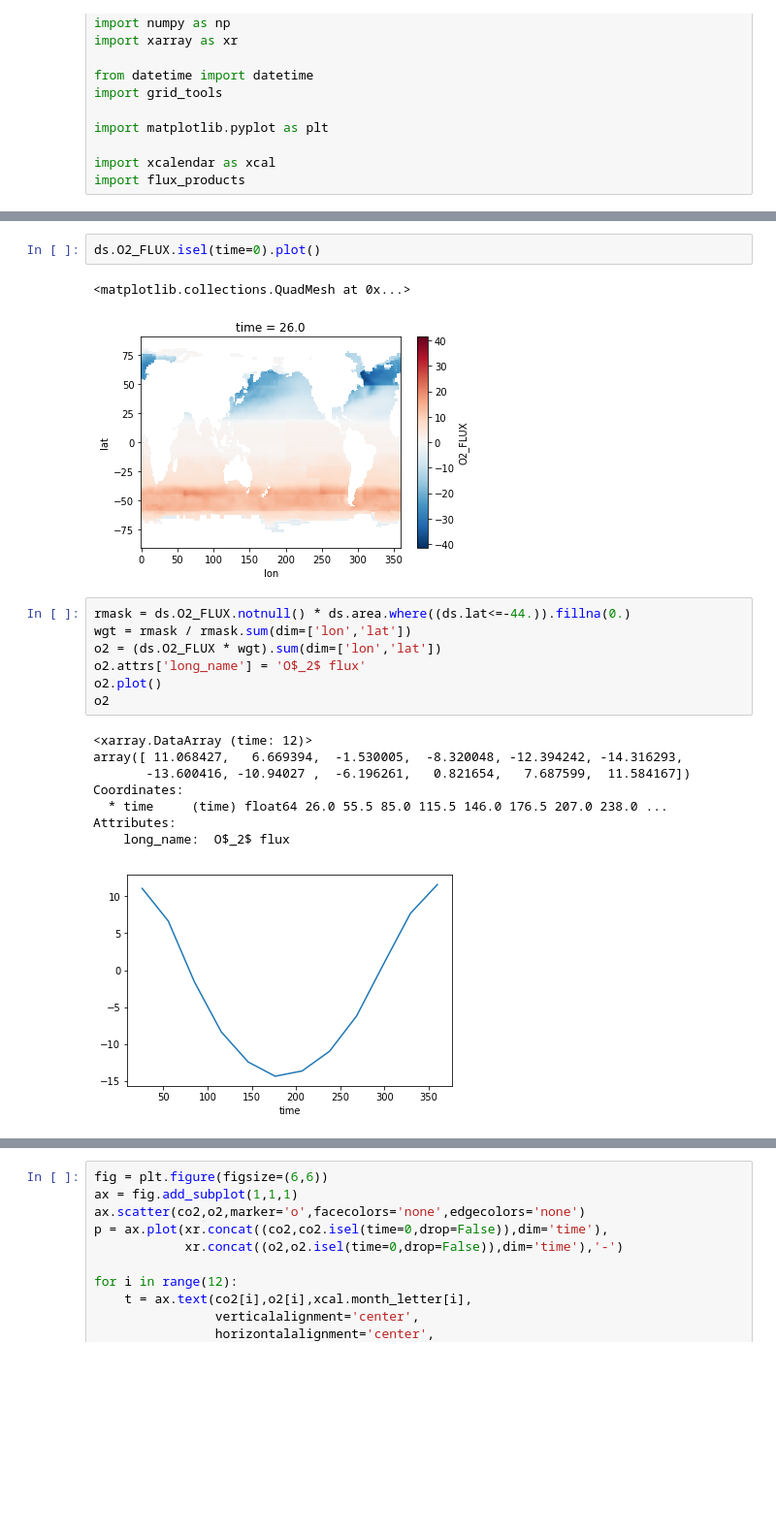
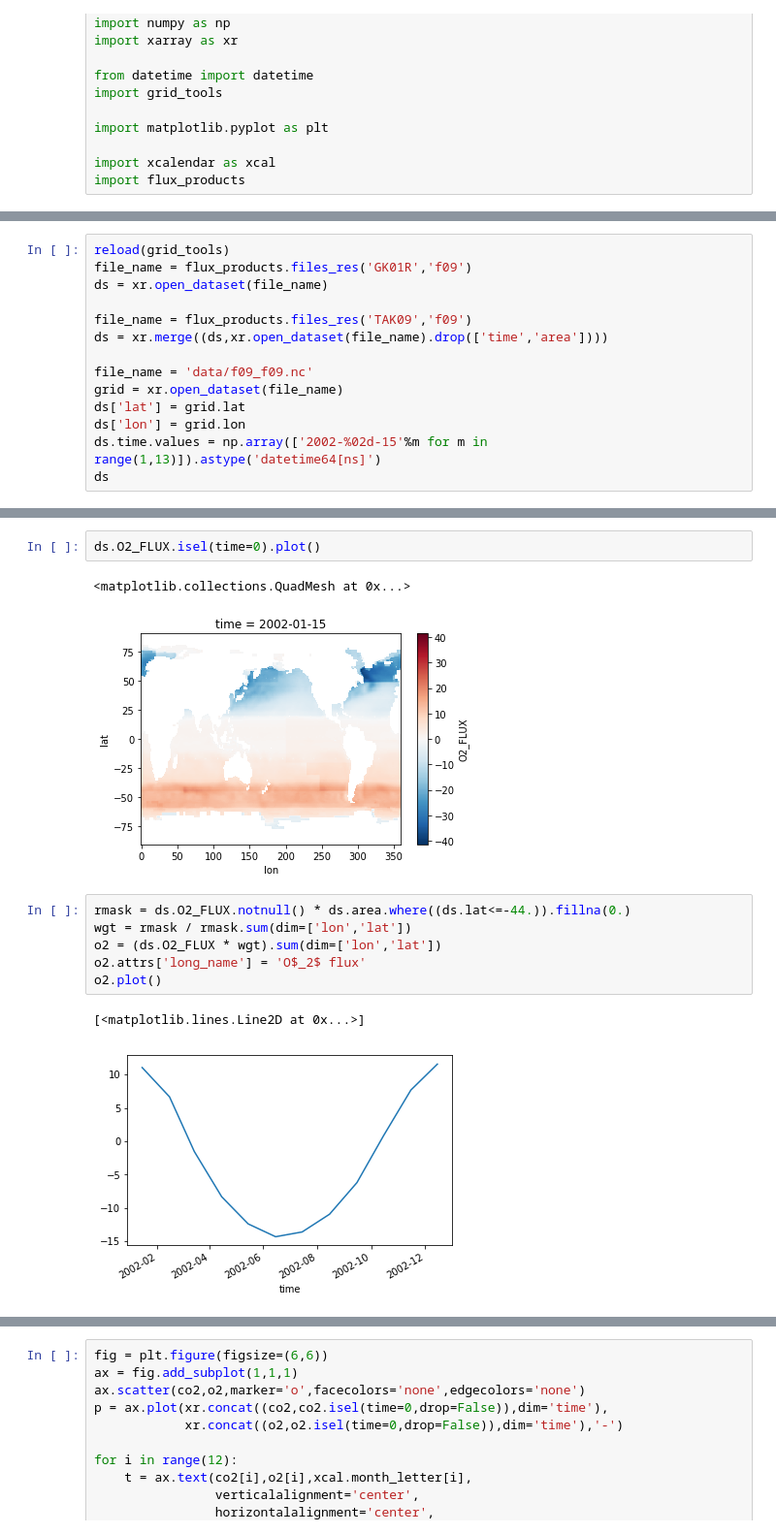
Before and after one commit to matt-long/orcas, a Jupyter notebook: plot_obs_flux_phase.ipynb, the cells around one changed output, grey strips where cells are left out. Shown at 97% size. Saved outputs shown, nothing was run; the diff lists cells and outputs as text; blank space fills up the shorter version.

```diff
--- a/plot_obs_flux_phase.ipynb
+++ b/plot_obs_flux_phase.ipynb
@@ -32,0 +18,14 @@ Data variables:
+# %%
+reload(grid_tools)
+file_name = flux_products.files_res('GK01R','f09')
+ds = xr.open_dataset(file_name)
+
+file_name = flux_products.files_res('TAK09','f09')
+ds = xr.merge((ds,xr.open_dataset(file_name).drop(['time','area'])))
+
+file_name = 'data/f09_f09.nc'
+grid = xr.open_dataset(file_name)
+ds['lat'] = grid.lat
+ds['lon'] = grid.lon
+ds.time.values = np.array(['2002-%02d-15'%m for m in range(1,13)]).astype('datetime64[ns]')
+ds
@@ -58,23 +65,16 @@ ds.CO2_FLUX.isel(time=0).plot()
 ds.O2_FLUX.isel(time=0).plot()
 # %% [output]
 <matplotlib.collections.QuadMesh at 0x...>
-[figure, old version]
+[figure, new version]
 # %%
 rmask = ds.O2_FLUX.notnull() * ds.area.where((ds.lat<=-44.)).fillna(0.)
 wgt = rmask / rmask.sum(dim=['lon','lat'])
 o2 = (ds.O2_FLUX * wgt).sum(dim=['lon','lat'])
 o2.attrs['long_name'] = 'O$_2$ flux'
 o2.plot()
-o2
 # %% [output]
-<xarray.DataArray (time: 12)>
-array([ 11.068427,   6.669394,  -1.530005,  -8.320048, -12.394242, -14.316293,
-       -13.600416, -10.94027 ,  -6.196261,   0.821654,   7.687599,  11.584167])
-Coordinates:
-  * time     (time) float64 26.0 55.5 85.0 115.5 146.0 176.5 207.0 238.0 ...
-Attributes:
-    long_name:  O$_2$ flux
+[<matplotlib.lines.Line2D at 0x...>]
-[figure, old version]
+[figure, new version]
 # %%
 rmask = ds.CO2_FLUX.notnull() * ds.area.where((ds.lat<=-44.)).fillna(0.)
 wgt = rmask / rmask.sum(dim=['lon','lat'])
```
Also changed, not shown: parts of 7 cells of this notebook, 20 other files.
